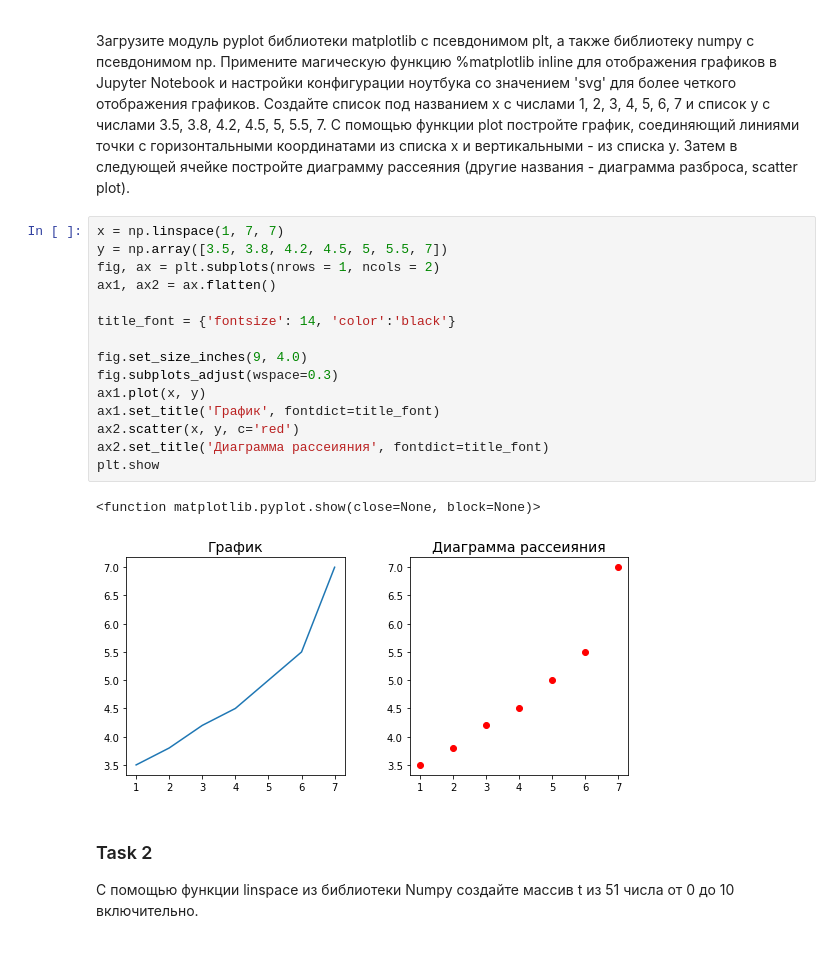
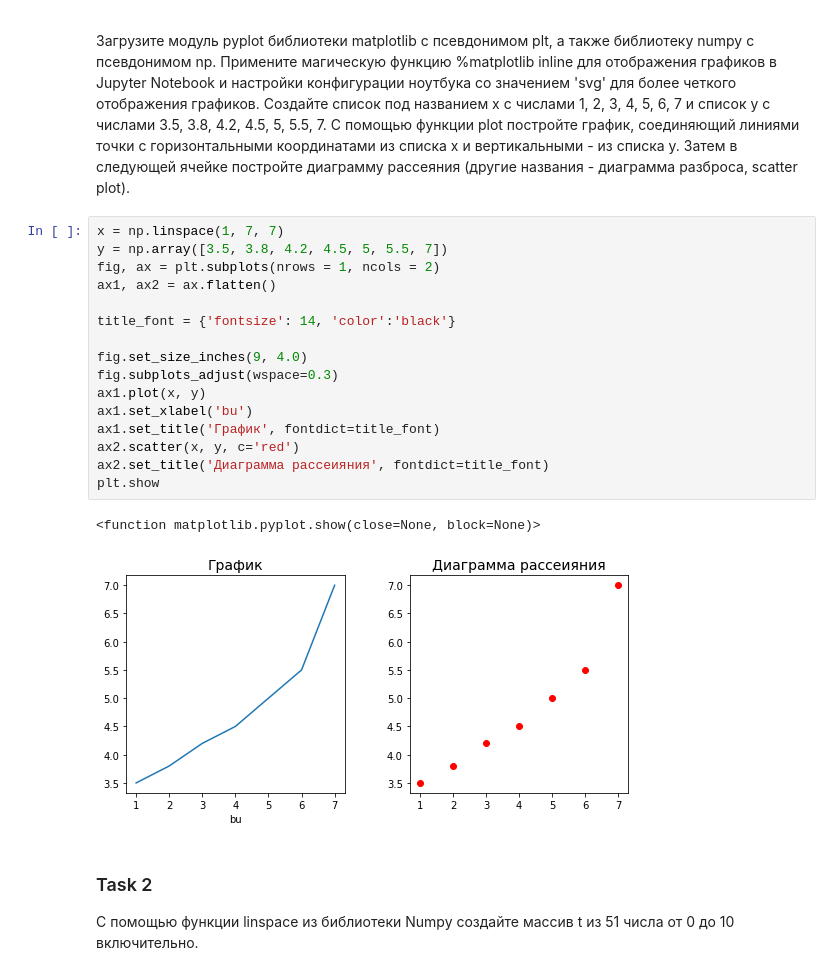
Before and after one commit to grigart97/DS_libraries_GB, a Jupyter notebook: lesson_2.ipynb, the cells around one changed output. Cells and saved outputs as stored; diff of their text form.

```diff
--- a/lesson_2.ipynb
+++ b/lesson_2.ipynb
@@ -13,21 +13,22 @@ from matplotlib import pyplot as plt
 # %%
 x = np.linspace(1, 7, 7)
 y = np.array([3.5, 3.8, 4.2, 4.5, 5, 5.5, 7])
 fig, ax = plt.subplots(nrows = 1, ncols = 2)
 ax1, ax2 = ax.flatten()
 
 title_font = {'fontsize': 14, 'color':'black'}
 
 fig.set_size_inches(9, 4.0)
 fig.subplots_adjust(wspace=0.3)
 ax1.plot(x, y)
+ax1.set_xlabel('bu')
 ax1.set_title('График', fontdict=title_font)
 ax2.scatter(x, y, c='red')
 ax2.set_title('Диаграмма рассеияния', fontdict=title_font)
 plt.show
 # %% [output]
 <function matplotlib.pyplot.show(close=None, block=None)>
-[figure, old version]
+[figure, new version]
 # %% [markdown]
 ### Task 2
 С помощью функции linspace из библиотеки Numpy создайте массив t из 51 числа от 0 до 10 включительно.
```
Also changed, not shown: 7 other files.
